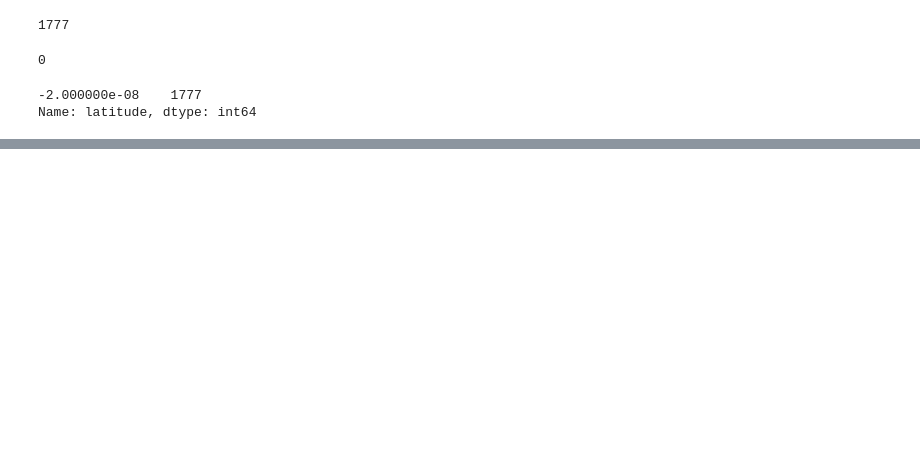
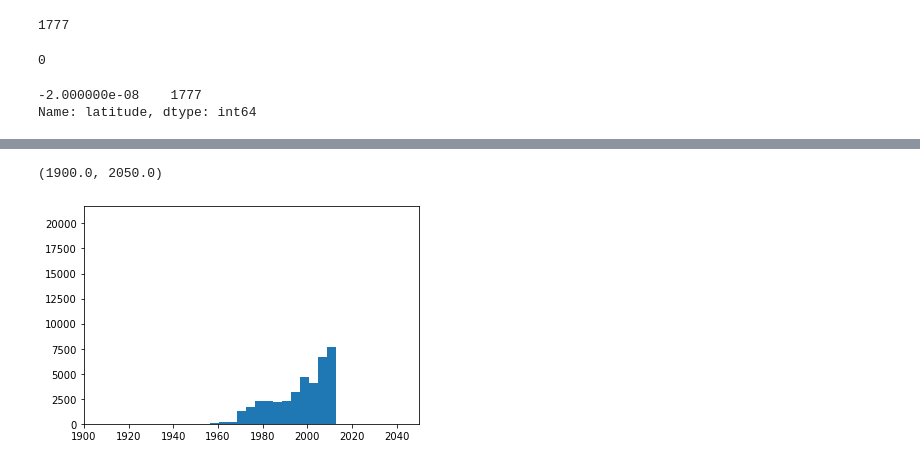
Before and after one commit to NicholasIndorf/TanzanianWaterWells, a Jupyter notebook: notebooks/Nick/Nick.ipynb, the cells around one changed output, grey strips where cells are left out. Saved outputs shown, nothing was run; the diff lists cells and outputs as text; code cells hidden in the pictures; blank space fills up the shorter version.

```diff
--- a/notebooks/Nick/Nick.ipynb
+++ b/notebooks/Nick/Nick.ipynb
@@ -499,0 +459,5 @@ Name: latitude, dtype: int64
+# %%
+
+df['binary_status'] = df['status_group'] != 'non functional'
+
+df.head()
@@ -499,0 +558,9 @@ Name: latitude, dtype: int64
+# %%
+fig, ax = plt.subplots()
+
+ax.hist(df['construction_year'], bins=500)
+
+ax.set_xlim(1900, 2050)
+# %% [output]
+(1900.0, 2050.0)
+[figure, added]
```
Also changed, not shown: parts of 83 cells of this notebook, 1 other file.
